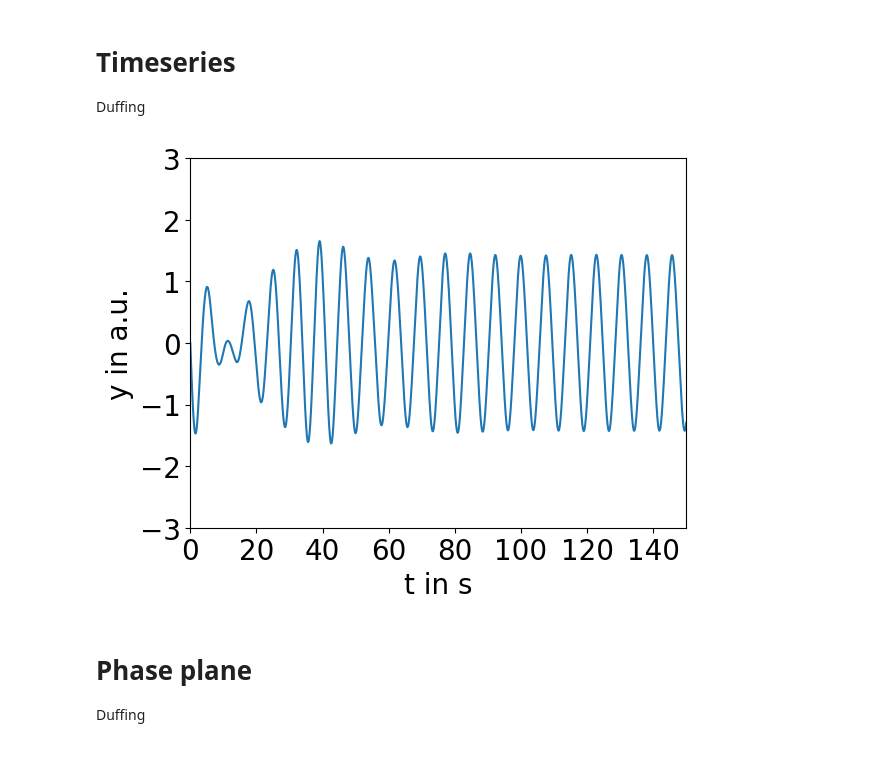
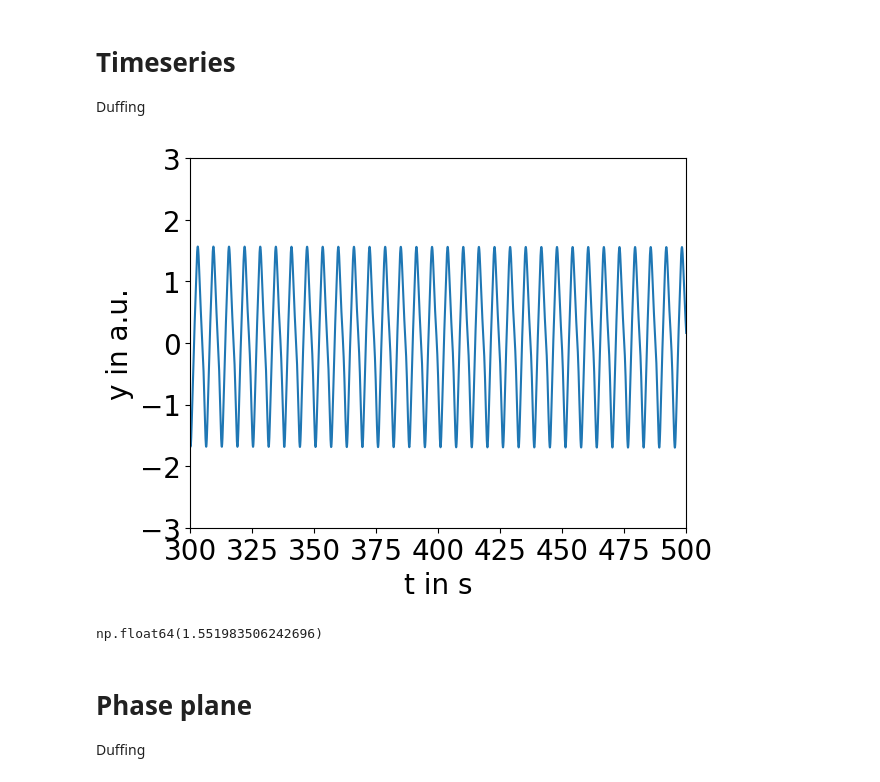
Before and after one commit to huyenanh-nguyen/Vocalization, a Jupyter notebook: Onesidecoupling/simulation.ipynb, the cells around one changed output. Cells and saved outputs as stored; diff of their text form; code cells hidden in the pictures.

Commit message:
alpha beta 1

```diff
--- a/Onesidecoupling/simulation.ipynb
+++ b/Onesidecoupling/simulation.ipynb
@@ -14,35 +14,36 @@ with open(str(Path.cwd().parents[0]) + "/path.txt") as f:
 
 t_step = 0.01
 t_last = 100 # 50h -> 1 point represent 1h
-t = np.arange(0, 5000, t_step)
+t = np.arange(0, 500, t_step)
 keep = int(t_last / t_step)
 x = 1
-y = 0
+y = 1
 p = 1
-q = 1.5
+q = 1
 par = x,y,p,q
-k = 0.1
-gamma = 0.1
-mu = 2
-beta = 0.2
-alpha = 0.5
-lilie = OnesidedCoupling(par, t, keep, k, mu, gamma, alpha, beta)
 # %%
+k = 1.43
+gamma = 0.2
+mu = 0.2
+beta = 1
+alpha = 1.21
+lilie = OnesidedCoupling(par, t, keep, k, mu, gamma, alpha, beta)
+
 xsol = lilie.x_solv()
 ysol = lilie.y_solv()
 psol = lilie.p_solv()
 qsol = lilie.q_solv()
 
 plt.plot(t, ysol, label = f"k: {k:.2f}")
 plt.ylabel("y in a.u.", fontsize = 20)
 y_title = "$\gamma$ = " + f"{gamma:.2f}, ß = " + f"{beta:.2f}, $\\alpha$ = " + f"{alpha:.2f}, $\mu$ = " + f"{mu:.2f}, x$_0$ = " + f"{par[0]:.2f}, y$_0$ = "+ f"{par[1]:.2f}, p$_0$ = "+ f"{par[2]:.2f}, q$_0$ = "+ f"{par[3]:.2f}"
 # plt.legend(fontsize = 16, loc = "upper left")
 plt.xlabel("t in s", fontsize = 20)
 plt.xticks(fontsize = 20)
 plt.yticks(fontsize = 20)
 plt.ylim([-3, 3])
-plt.xlim([0,150])
+plt.xlim([300,500])
 # plt.savefig(path + "y_timeseries_alpha05" + ".png", dpi =  300, bbox_inches = "tight")
 plt.show()
 # %% [output]
-[figure, old version]
+[figure, new version]
@@ -49,3 +65,7 @@ plt.show()
+# %%
+np.mean(compute_amplitude((1,1.4,1.4,1), t, keep, k, mu, gamma, alpha, beta))
+# %% [output]
+np.float64(1.551983506242696)
 # %% [markdown]
 # Phase plane
 
```
Also changed, not shown: parts of 3 cells of this notebook, 6 other files.
